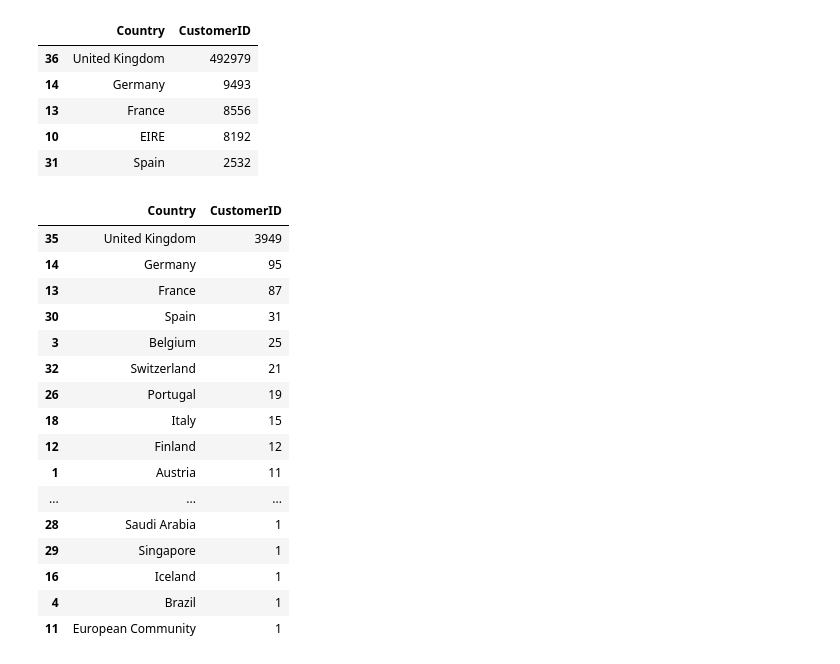
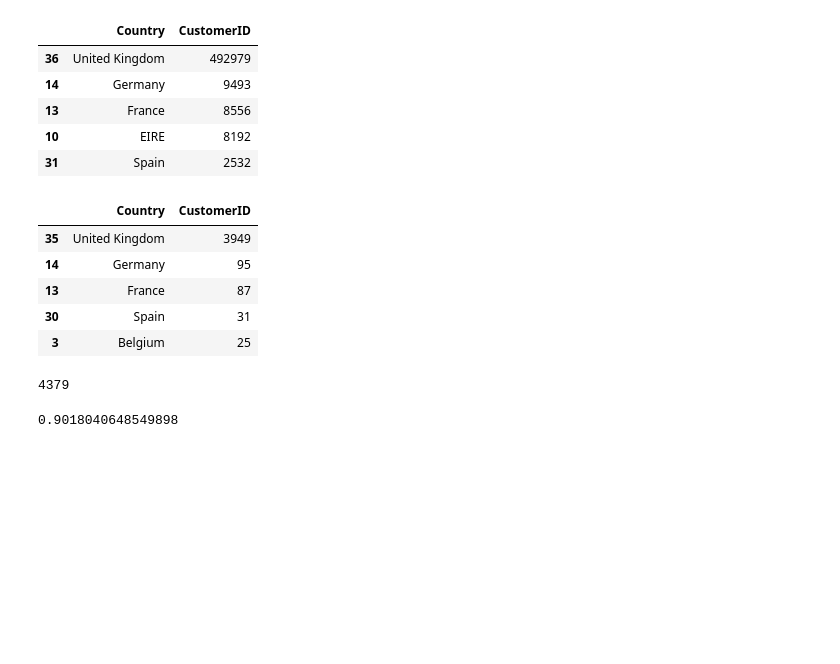
Before and after one commit to mongoy/pyWorkData, a Jupyter notebook: Karpov/Data_analysis_in_Pandas.ipynb, the cells around one changed output. Cells and saved outputs as stored; diff of their text form; code cells hidden in the pictures; blank space fills up the shorter version.

Commit message:
Data_analysis_in_Pandas.ipynb, work is finished

```diff
--- a/Karpov/Data_analysis_in_Pandas.ipynb
+++ b/Karpov/Data_analysis_in_Pandas.ipynb
@@ -126,6 +126,9 @@ retail[retail.CustomerID.isna()]  # 135080 строк
 | 541539 | 581498 | 85174 | S/4 CACTI CANDLES | 1 | 12/9/2011 10:26 | 10.79 | NaN | United Kingdom |
 | 541540 | 581498 | DOT | DOTCOM POSTAGE | 1 | 12/9/2011 10:26 | 1714.17 | NaN | United Kingdom |
 135080 rows × 8 columns
+# %%
+# преобразование типа колонки InvoiceDate в тип data
+retail["InvoiceDate"] = pd.to_datetime(retail["InvoiceDate"])
 # %%
 # CustomerID - номер пользователя, можно заменить NaN на 0
 retail = retail.fillna({'CustomerID':0})
@@ -199,23 +190,23 @@ retail.groupby("Country", as_index=False).agg({"CustomerID":'count'}) \
 # %%
 # TOP - уникальных покупателей по странам
 retail[retail.CustomerID > 0].groupby("Country", as_index=False) \
     .agg({"CustomerID" : pd.Series.nunique}) \
-    .sort_values("CustomerID", ascending=False)
+    .sort_values("CustomerID", ascending=False).head()
 # %% [output]
 |  | Country | CustomerID |
 | 35 | United Kingdom | 3949 |
 | 14 | Germany | 95 |
 | 13 | France | 87 |
 | 30 | Spain | 31 |
 | 3 | Belgium | 25 |
-| 32 | Switzerland | 21 |
-| 26 | Portugal | 19 |
-| 18 | Italy | 15 |
-| 12 | Finland | 12 |
-| 1 | Austria | 11 |
-| ... | ... | ... |
-| 28 | Saudi Arabia | 1 |
-| 29 | Singapore | 1 |
-| 16 | Iceland | 1 |
-| 4 | Brazil | 1 |
-| 11 | European Community | 1 |
+# %%
+retail[retail.CustomerID > 0].groupby("Country", as_index=False) \
+    .agg({"CustomerID" : pd.Series.nunique}) \
+    .sort_values("CustomerID", ascending=False).CustomerID.sum()
+# %% [output]
+4379
+# %%
+# 90 процентов зарегистрированных покупателей в United Kingdom
+3949 / 4379
+# %% [output]
+0.9018040648549898
```
Also changed, not shown: parts of 22 cells of this notebook.
